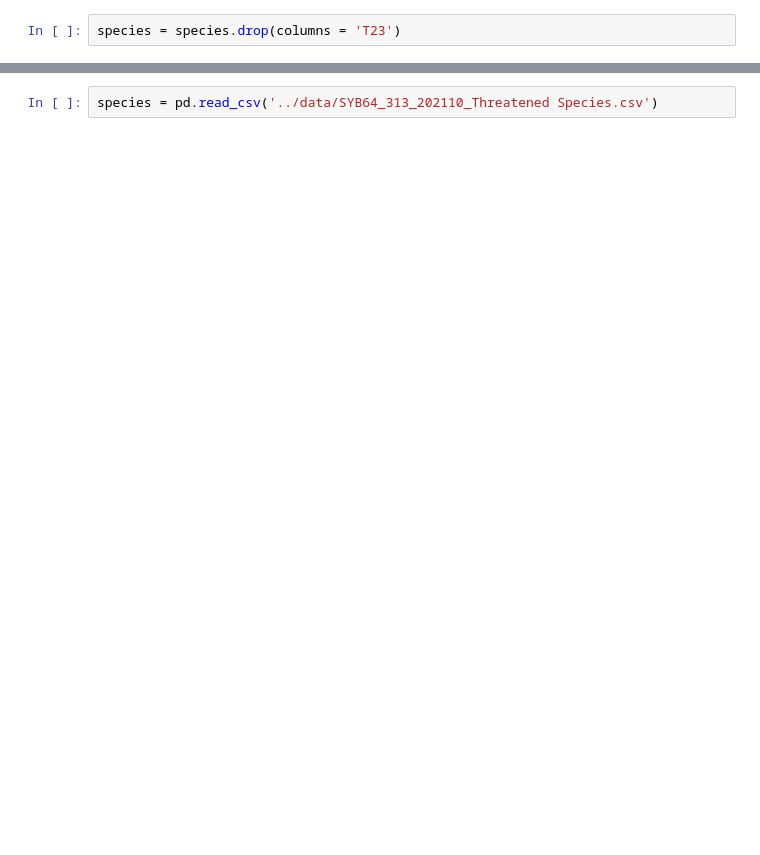
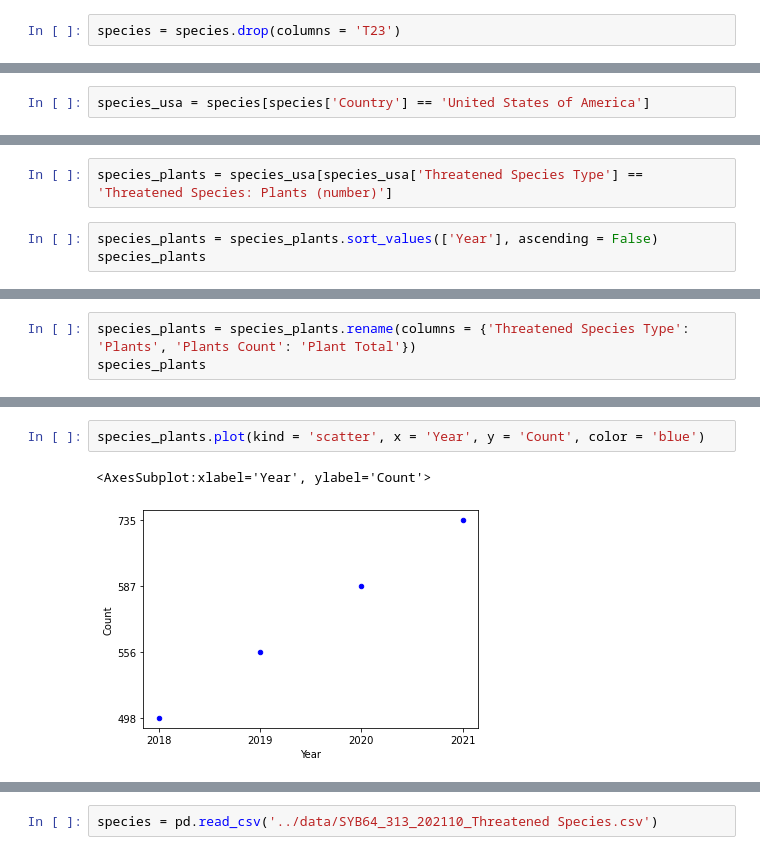
Before and after one commit to nss-data-science-cohort-6/un_data_question-tjsimpson524, a Jupyter notebook: notebooks/Threatened Species.ipynb, the cells around one changed output, grey strips where cells are left out. Saved outputs shown, nothing was run; the diff lists cells and outputs as text; blank space fills up the shorter version.

```diff
--- a/notebooks/Threatened Species.ipynb
+++ b/notebooks/Threatened Species.ipynb
@@ -197,0 +42,2 @@ species
+# %%
+species_usa = species[species['Country'] == 'United States of America']
@@ -197,0 +53,5 @@ species
+# %%
+species_plants = species_usa[species_usa['Threatened Species Type'] == 'Threatened Species: Plants (number)']
+# %%
+species_plants = species_plants.sort_values(['Year'], ascending = False)
+species_plants
@@ -197,0 +67,3 @@ species
+# %%
+species_plants = species_plants.rename(columns = {'Threatened Species Type': 'Plants', 'Plants Count': 'Plant Total'})
+species_plants
@@ -197,0 +123,5 @@ species
+# %%
+species_plants.plot(kind = 'scatter', x = 'Year', y = 'Count', color = 'blue')
+# %% [output]
+<AxesSubplot:xlabel='Year', ylabel='Count'>
+[figure, added]
```
Also changed, not shown: parts of 72 cells of this notebook.
